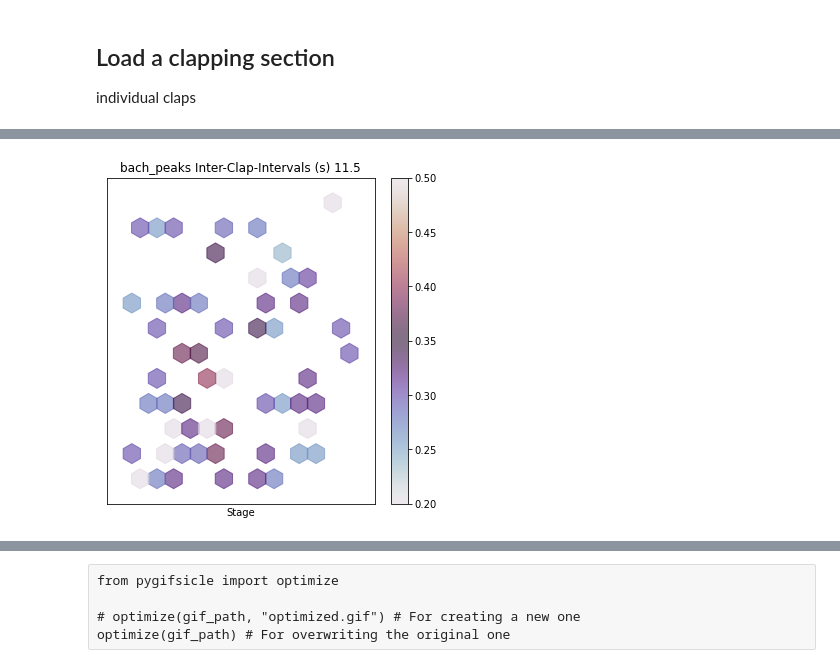
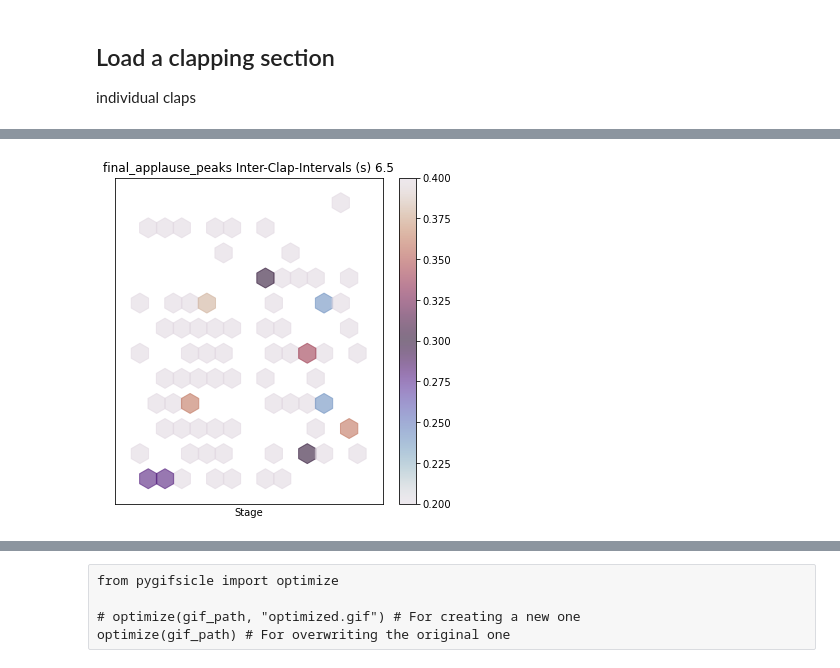
Before and after one commit to finn42/Clapping_Coordination, a Jupyter notebook: Clapping_Locations.ipynb, the cells around one changed output, grey strips where cells are left out. Cells and saved outputs as stored; diff of their text form; code cells hidden in the pictures.

```diff
--- a/Clapping_Locations.ipynb
+++ b/Clapping_Locations.ipynb
@@ -65,8 +55,7 @@ clapname
 # %%
 # read file
-peaks = pd.read_csv('./Data/clapping_data/clapping_peaks/' + clapname)
-exp_name = filename[:-10]
-peaks.drop(columns=['index'],inplace = True)
+peaks = pd.read_csv(claps_folder + clapname,index_col=0)
+exp_name = clapname[:-10]
 peaks = peaks.fillna(0)
 ts = pd.Series(np.arange(0,len(peaks))*0.02)
 t_end = ts.iloc[-1]
@@ -93,7 +82,7 @@ df_OnlyClaps = df_claps.astype(bool).astype(int)
 if t_end>15:
     # evaluate clapp statistics
     t_interval = 1.5
-    sampletimes = np.arange(0+t_interval,t_end-t_interval,0.5)
+    sampletimes = np.arange(0+t_interval,t_end-t_interval,0.2)
     Clap_Feats = pd.DataFrame(index = sampletimes,columns = df_OnlyClaps.columns)
     Clap_Feats = pd.DataFrame(index = sampletimes,columns = df_OnlyClaps.columns)
 
@@ -153,11 +141,0 @@ if t_end>15:
-# %%
-# since the participant codes pedate the new codes with current locations, need to use old map to connect the details
-old_C = Clap_Feats.columns
-new_C = []
-for part in old_C:
-    new_C.append(partDets.loc[partDets['MusicLab_DevID']==part,'Participant_Code'].values[0])
-Clap_Feats.columns = new_C
-
-ClapDets=partDets.loc[partDets['Participant_Code'].isin(new_C),:]
-Clap_Feats = Clap_Feats[ClapDets['Participant_Code']]
-Clap_Feats.fillna(0,inplace = True)
@@ -163,0 +153,5 @@ Clap_Feats.fillna(0,inplace = True)
+# %%
+ClapDets=partDets.loc[partDets['Participant_Code'].isin(Clap_Feats.columns),:]
+#Clap_Feats = Clap_Feats[ClapDets['Participant_Code']]
+Clap_Feats.fillna(0,inplace = True)
+Clap_Feats
@@ -164,18 +172,18 @@ Clap_Feats.fillna(0,inplace = True)
 # %%
-i = 20
+i = 25
 plt.figure(figsize=[6,6])
-plt.scatter(x=ClapDets['Y'],y=ClapDets['X'], c=Clap_Feats.iloc[i,:].values, cmap='twilight', vmin=0.2, vmax=0.5, s=400, marker="h", alpha=0.6)
+plt.scatter(x=ClapDets['Y'],y=ClapDets['X'], c=Clap_Feats.iloc[i,:].values, cmap='twilight', vmin=0.2, vmax=0.4, s=400, marker="h", alpha=0.6)
 plt.xlim([-8,8])
 plt.ylim([0,13])
 plt.xticks([])
 plt.yticks([])
 plt.xlabel('Stage')
-plt.title(clapname[:-4] + ' Inter-Clap-Intervals (s) ' + str(Clap_Feats.iloc[i,:].name))
+plt.title(clapname[:-4] + ' Inter-Clap-Intervals (s) ' + str(np.round(Clap_Feats.iloc[i,:].name,2)))
 cbar = plt.colorbar()
 # cbar.solids.set_edgecolor("face")
 # plt.draw()
 # show the graph
 #plt.savefig('./plots/Audience_Devices.png',dpi = 300)
 plt.show()
 # %% [output]
-[figure, old version]
+[figure, new version]
```
Also changed, not shown: parts of 12 cells of this notebook, 16 other files.
